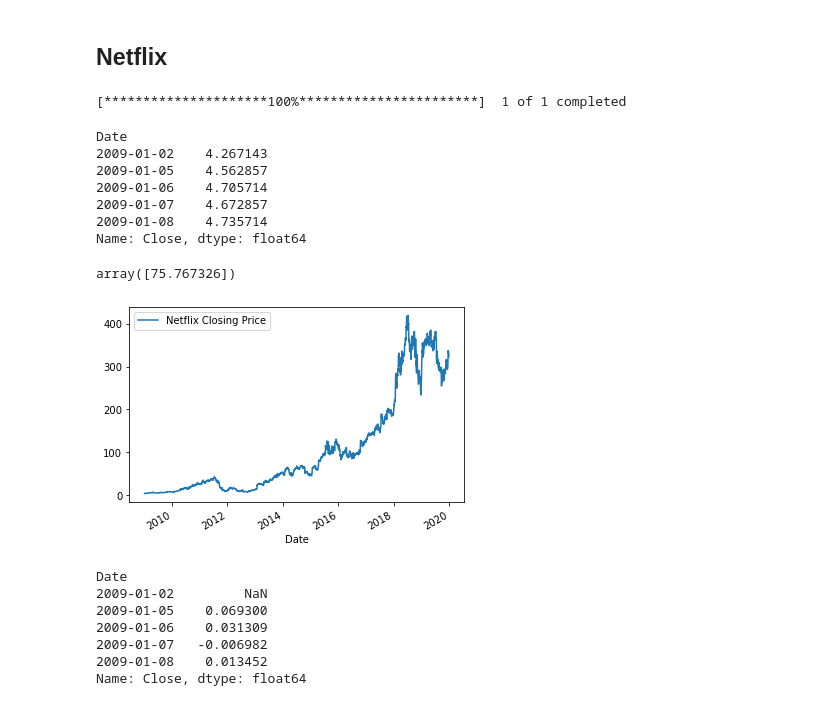
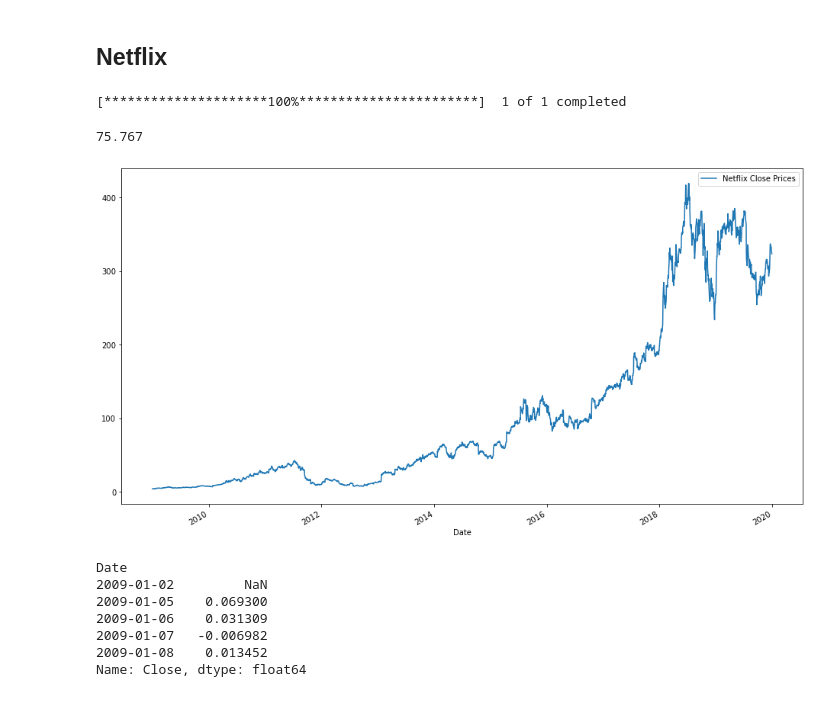
Before and after one commit to dvh549/Capital_Markets_in_China, a Jupyter notebook: playground.ipynb, the cells around one changed output. Cells and saved outputs as stored; diff of their text form; code cells hidden in the pictures.

Commit message:
Updated playground.ipynb
- Added more visualisations

```diff
--- a/playground.ipynb
+++ b/playground.ipynb
@@ -13,28 +14,21 @@ yf.pdr_override()
 # %%
 netflix_data = pdr.get_data_yahoo("NFLX", start="2009-01-02", end="2019-12-31")
 netflix_close = netflix_data["Close"]
-netflix_close.head()
+netflix_adj_close = netflix_data["Adj Close"]
 # %% [output]
 [*********************100%***********************]  1 of 1 completed
-Date
-2009-01-02    4.267143
-2009-01-05    4.562857
-2009-01-06    4.705714
-2009-01-07    4.672857
-2009-01-08    4.735714
-Name: Close, dtype: float64
 # %%
 # check if 10x
 
-netflix_close.tail(1).values / netflix_close.head(1).values
+round((netflix_close.tail(1).values / netflix_close.head(1).values)[0], 3)
 # %% [output]
-array([75.767326])
+75.767
 # %%
-netflix_close.plot(label="Netflix Closing Price")
+netflix_close.plot(label="Netflix Close Prices", figsize=(16, 9))
 plt.legend()
 plt.show()
 # %% [output]
-[figure, old version]
+[figure, new version]
 # %%
 # pct change
 
```
Also changed, not shown: parts of 14 cells of this notebook.
